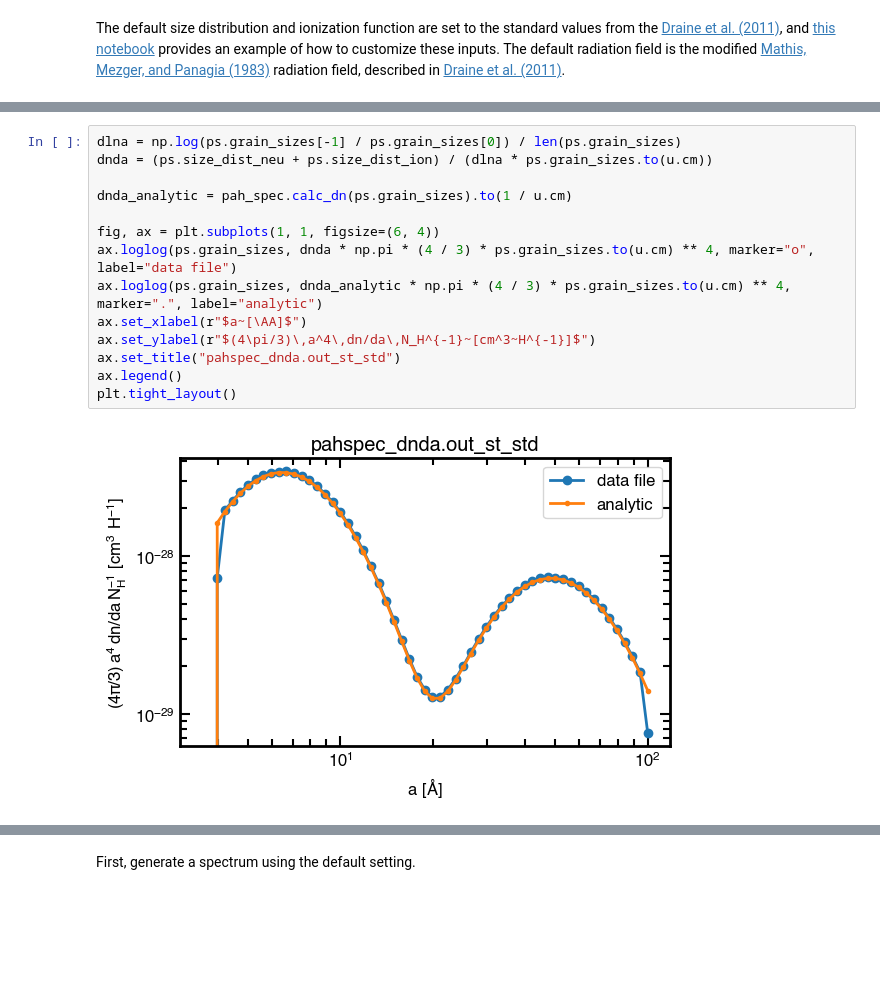
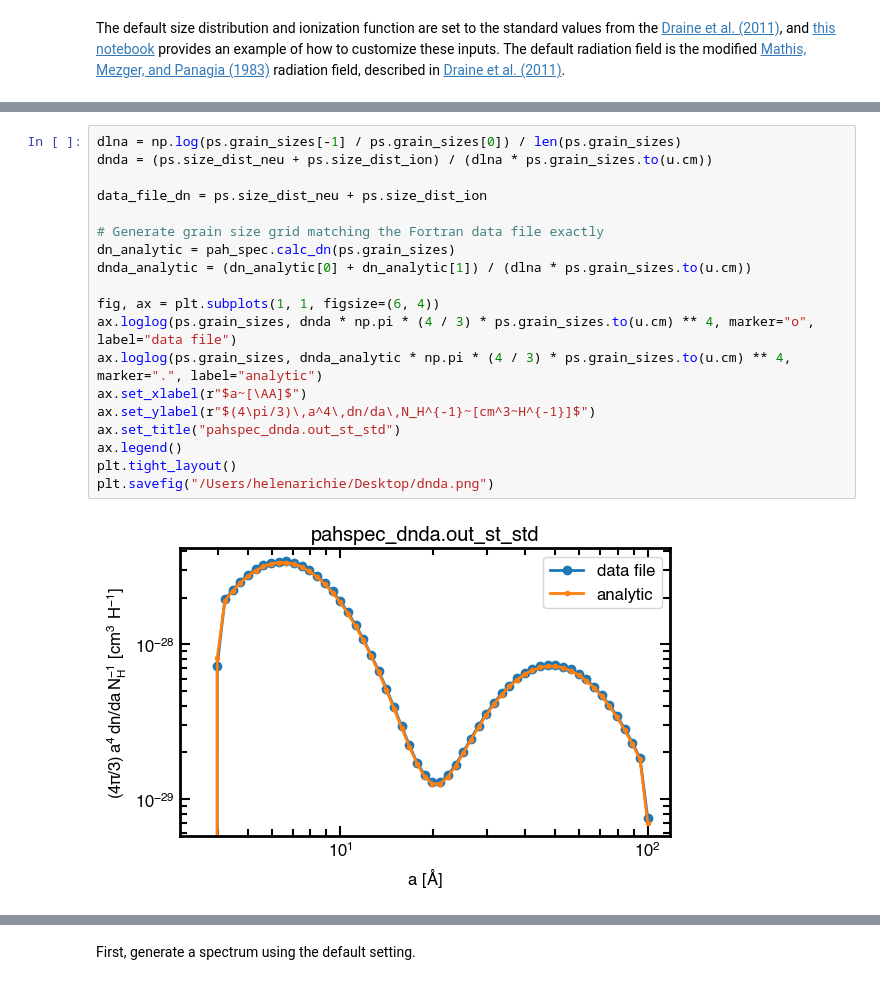
Before and after one commit to helenarichie/pah_spec, a Jupyter notebook: examples/generate_spectrum_example.ipynb, the cells around one changed output, grey strips where cells are left out. Saved outputs shown, nothing was run; the diff lists cells and outputs as text; blank space fills up the shorter version.

```diff
--- a/examples/generate_spectrum_example.ipynb
+++ b/examples/generate_spectrum_example.ipynb
@@ -131,16 +133,21 @@ Text(0.5, 1.0, 'Default radiation field')
 # %%
 dlna = np.log(ps.grain_sizes[-1] / ps.grain_sizes[0]) / len(ps.grain_sizes)
 dnda = (ps.size_dist_neu + ps.size_dist_ion) / (dlna * ps.grain_sizes.to(u.cm))
 
-dnda_analytic = pah_spec.calc_dn(ps.grain_sizes).to(1 / u.cm)
+data_file_dn = ps.size_dist_neu + ps.size_dist_ion
+
+# Generate grain size grid matching the Fortran data file exactly
+dn_analytic = pah_spec.calc_dn(ps.grain_sizes)
+dnda_analytic = (dn_analytic[0] + dn_analytic[1]) / (dlna * ps.grain_sizes.to(u.cm))
 
 fig, ax = plt.subplots(1, 1, figsize=(6, 4))
 ax.loglog(ps.grain_sizes, dnda * np.pi * (4 / 3) * ps.grain_sizes.to(u.cm) ** 4, marker="o", label="data file")
 ax.loglog(ps.grain_sizes, dnda_analytic * np.pi * (4 / 3) * ps.grain_sizes.to(u.cm) ** 4, marker=".", label="analytic")
 ax.set_xlabel(r"$a~[\AA]$")
 ax.set_ylabel(r"$(4\pi/3)\,a^4\,dn/da\,N_H^{-1}~[cm^3~H^{-1}]$")
 ax.set_title("pahspec_dnda.out_st_std")
 ax.legend()
 plt.tight_layout()
+plt.savefig("/Users/helenarichie/Desktop/dnda.png")
 # %% [output]
-[figure, old version]
+[figure, new version]
```
Also changed, not shown: parts of 2 cells of this notebook, 1 other file.
